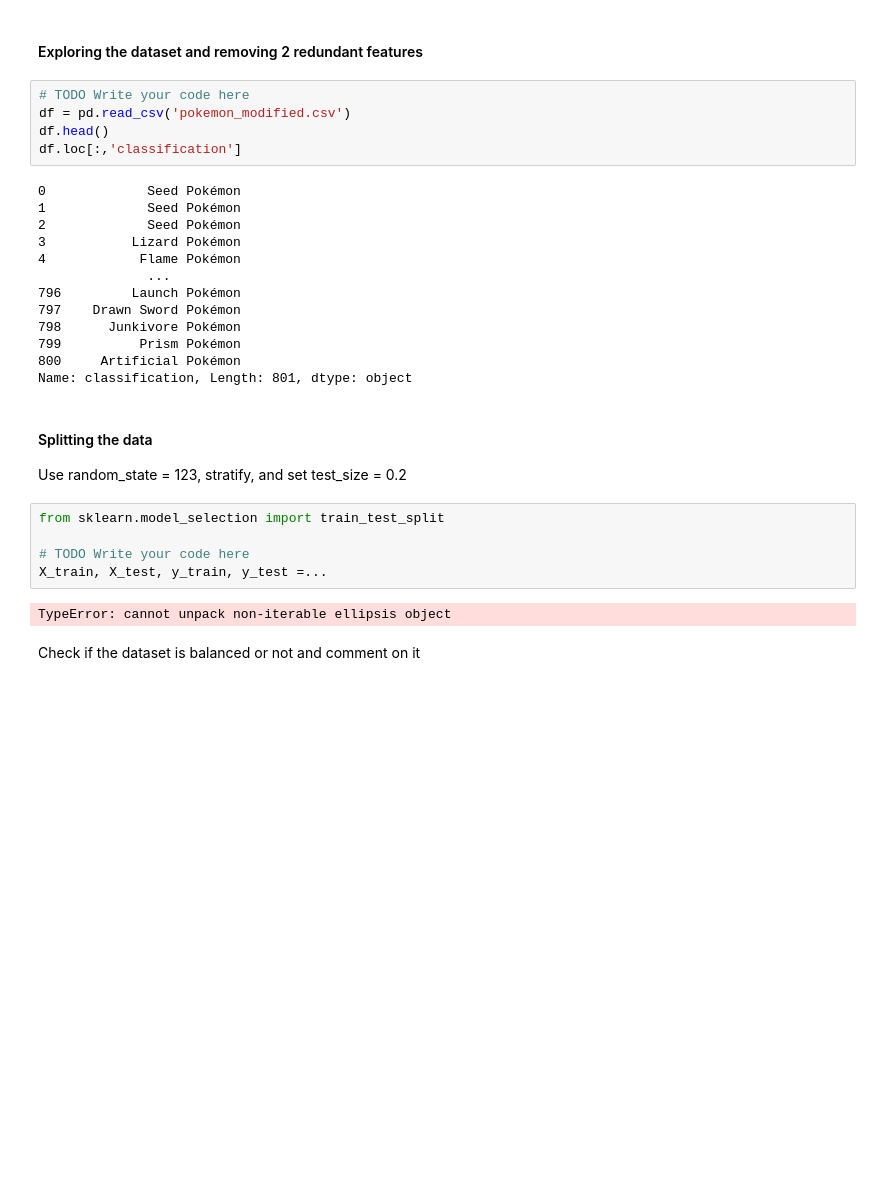
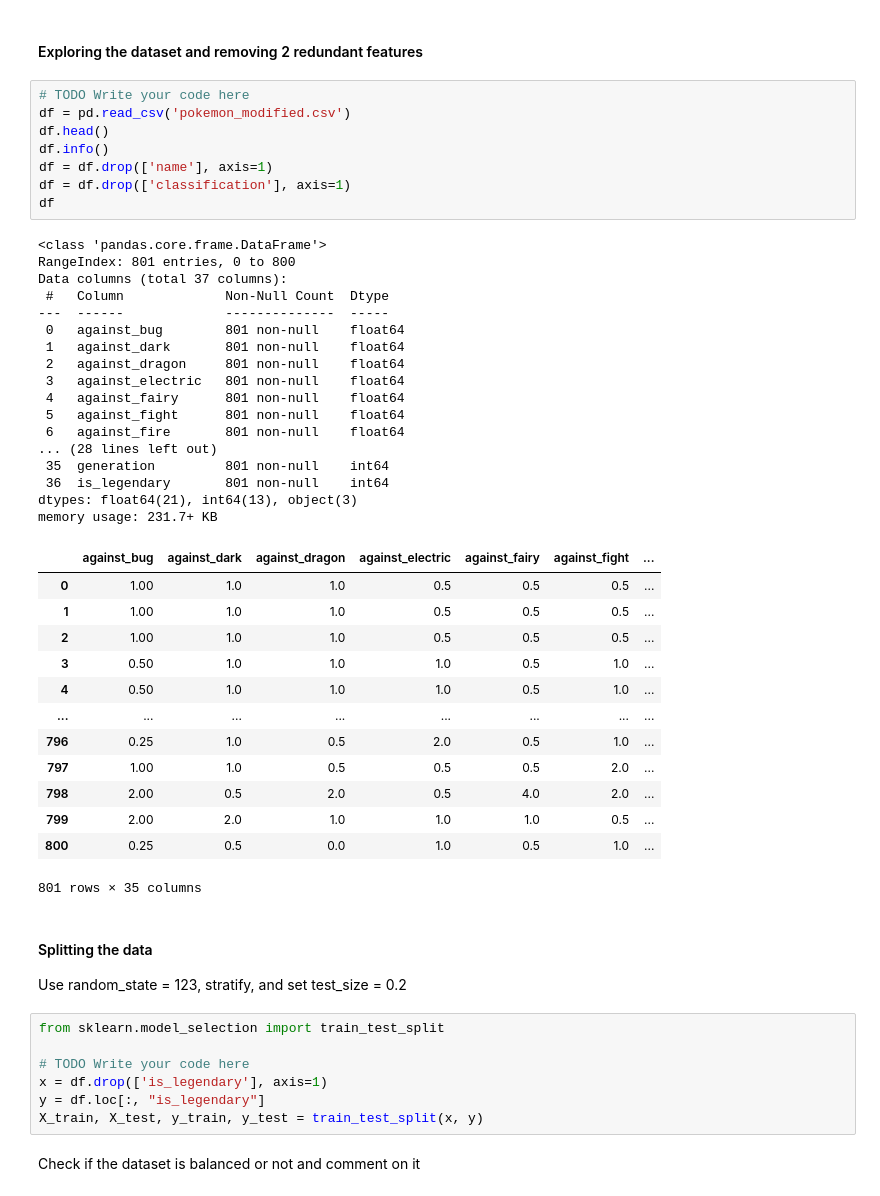
Before and after one commit to Kamil116/IntroToML_ass_1, a Jupyter notebook: Assignment 1 (fixed) (1)/Assignment 1/Assignment_1.ipynb, the cells around one changed output. Cells and saved outputs as stored; diff of their text form; blank space fills up the shorter version.

```diff
--- a/Assignment 1 (fixed) (1)/Assignment 1/Assignment_1.ipynb
+++ b/Assignment 1 (fixed) (1)/Assignment 1/Assignment_1.ipynb
@@ -194,21 +195,42 @@ import pandas as pd
 # %%
 # TODO Write your code here
 df = pd.read_csv('pokemon_modified.csv')
 df.head()
-df.loc[:,'classification']
+df.info()
+df = df.drop(['name'], axis=1)
+df = df.drop(['classification'], axis=1)
+df
 # %% [output]
-0             Seed Pokémon
-1             Seed Pokémon
-2             Seed Pokémon
-3           Lizard Pokémon
-4            Flame Pokémon
-              ...
-796         Launch Pokémon
-797    Drawn Sword Pokémon
-798      Junkivore Pokémon
-799          Prism Pokémon
-800     Artificial Pokémon
-Name: classification, Length: 801, dtype: object
+<class 'pandas.core.frame.DataFrame'>
+RangeIndex: 801 entries, 0 to 800
+Data columns (total 37 columns):
+ #   Column             Non-Null Count  Dtype
+---  ------             --------------  -----
+ 0   against_bug        801 non-null    float64
+ 1   against_dark       801 non-null    float64
+ 2   against_dragon     801 non-null    float64
+ 3   against_electric   801 non-null    float64
+ 4   against_fairy      801 non-null    float64
+ 5   against_fight      801 non-null    float64
+ 6   against_fire       801 non-null    float64
+... (28 lines left out)
+ 35  generation         801 non-null    int64
+ 36  is_legendary       801 non-null    int64
+dtypes: float64(21), int64(13), object(3)
+memory usage: 231.7+ KB
+|  | against_bug | against_dark | against_dragon | against_electric | against_fairy | against_fight | ... |
+| 0 | 1.00 | 1.0 | 1.0 | 0.5 | 0.5 | 0.5 | ... |
+| 1 | 1.00 | 1.0 | 1.0 | 0.5 | 0.5 | 0.5 | ... |
+| 2 | 1.00 | 1.0 | 1.0 | 0.5 | 0.5 | 0.5 | ... |
+| 3 | 0.50 | 1.0 | 1.0 | 1.0 | 0.5 | 1.0 | ... |
+| 4 | 0.50 | 1.0 | 1.0 | 1.0 | 0.5 | 1.0 | ... |
+| ... | ... | ... | ... | ... | ... | ... | ... |
+| 796 | 0.25 | 1.0 | 0.5 | 2.0 | 0.5 | 1.0 | ... |
+| 797 | 1.00 | 1.0 | 0.5 | 0.5 | 0.5 | 2.0 | ... |
+| 798 | 2.00 | 0.5 | 2.0 | 0.5 | 4.0 | 2.0 | ... |
+| 799 | 2.00 | 2.0 | 1.0 | 1.0 | 1.0 | 0.5 | ... |
+| 800 | 0.25 | 0.5 | 0.0 | 1.0 | 0.5 | 1.0 | ... |
+801 rows × 35 columns
 # %% [markdown]
 #### Splitting the data
 Use random_state = 123, stratify, and set test_size = 0.2
@@ -216,9 +238,9 @@ Use random_state = 123, stratify, and set test_size = 0.2
 from sklearn.model_selection import train_test_split
 
 # TODO Write your code here
-X_train, X_test, y_train, y_test =...
+x = df.drop(['is_legendary'], axis=1)
+y = df.loc[:, "is_legendary"]
+X_train, X_test, y_train, y_test = train_test_split(x, y)
-# %% [output]
-TypeError: cannot unpack non-iterable ellipsis object
 # %% [markdown]
 Check if the dataset is balanced or not and comment on it
 # %%
```
Also changed, not shown: parts of 19 cells of this notebook, 2 other files.
